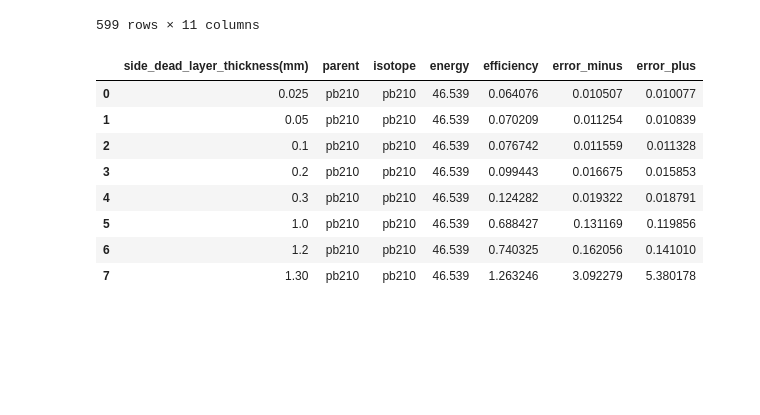
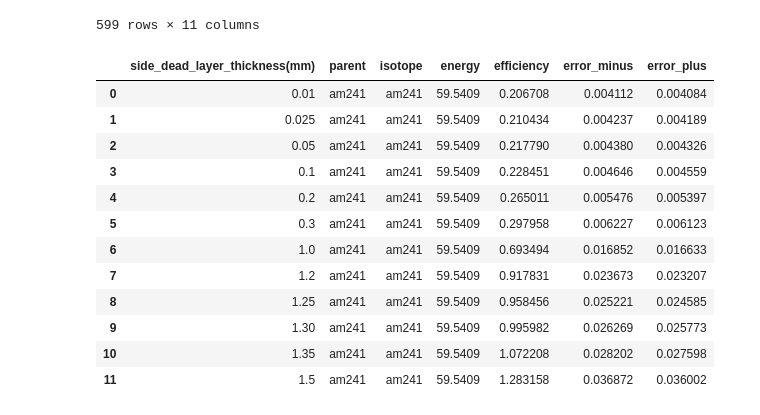
Before and after one commit to bhattathakur/geivanalysis, a Jupyter notebook: auto_macro/eff_comparision.ipynb, the cells around one changed output. Cells and saved outputs as stored; diff of their text form; code cells hidden in the pictures; blank space fills up the shorter version.

```diff
--- a/auto_macro/eff_comparision.ipynb
+++ b/auto_macro/eff_comparision.ipynb
@@ -228,19 +211,23 @@ def get_plot_parent_isotope_energy(df_plot:pd.DataFrame):
 df_all['y_error']=(df_all['error_minus']+df_all['error_plus'])/2.0
 # %%
 #group df by thickness,then parent
-isotope='pb210'
+isotope='am241'
 df_plot=df_all.query('parent==@isotope').query('total_error_plus>0 and total_error_minus>0')[selected_columns].reset_index(drop=True) #making the error positive
 df_plot
 # %% [output]
 |  | side_dead_layer_thickness(mm) | parent | isotope | energy | efficiency | error_minus | error_plus |
-| 0 | 0.025 | pb210 | pb210 | 46.539 | 0.064076 | 0.010507 | 0.010077 |
-| 1 | 0.05 | pb210 | pb210 | 46.539 | 0.070209 | 0.011254 | 0.010839 |
-| 2 | 0.1 | pb210 | pb210 | 46.539 | 0.076742 | 0.011559 | 0.011328 |
-| 3 | 0.2 | pb210 | pb210 | 46.539 | 0.099443 | 0.016675 | 0.015853 |
-| 4 | 0.3 | pb210 | pb210 | 46.539 | 0.124282 | 0.019322 | 0.018791 |
-| 5 | 1.0 | pb210 | pb210 | 46.539 | 0.688427 | 0.131169 | 0.119856 |
-| 6 | 1.2 | pb210 | pb210 | 46.539 | 0.740325 | 0.162056 | 0.141010 |
-| 7 | 1.30 | pb210 | pb210 | 46.539 | 1.263246 | 3.092279 | 5.380178 |
+| 0 | 0.01 | am241 | am241 | 59.5409 | 0.206708 | 0.004112 | 0.004084 |
+| 1 | 0.025 | am241 | am241 | 59.5409 | 0.210434 | 0.004237 | 0.004189 |
+| 2 | 0.05 | am241 | am241 | 59.5409 | 0.217790 | 0.004380 | 0.004326 |
+| 3 | 0.1 | am241 | am241 | 59.5409 | 0.228451 | 0.004646 | 0.004559 |
+| 4 | 0.2 | am241 | am241 | 59.5409 | 0.265011 | 0.005476 | 0.005397 |
+| 5 | 0.3 | am241 | am241 | 59.5409 | 0.297958 | 0.006227 | 0.006123 |
+| 6 | 1.0 | am241 | am241 | 59.5409 | 0.693494 | 0.016852 | 0.016633 |
+| 7 | 1.2 | am241 | am241 | 59.5409 | 0.917831 | 0.023673 | 0.023207 |
+| 8 | 1.25 | am241 | am241 | 59.5409 | 0.958456 | 0.025221 | 0.024585 |
+| 9 | 1.30 | am241 | am241 | 59.5409 | 0.995982 | 0.026269 | 0.025773 |
+| 10 | 1.35 | am241 | am241 | 59.5409 | 1.072208 | 0.028202 | 0.027598 |
+| 11 | 1.5 | am241 | am241 | 59.5409 | 1.283158 | 0.036872 | 0.036002 |
 # %%
 grouping_columns=['parent','isotope','energy']
 grouped=df_plot.groupby(grouping_columns)
```
Also changed, not shown: parts of 4 cells of this notebook, 1 other file.
